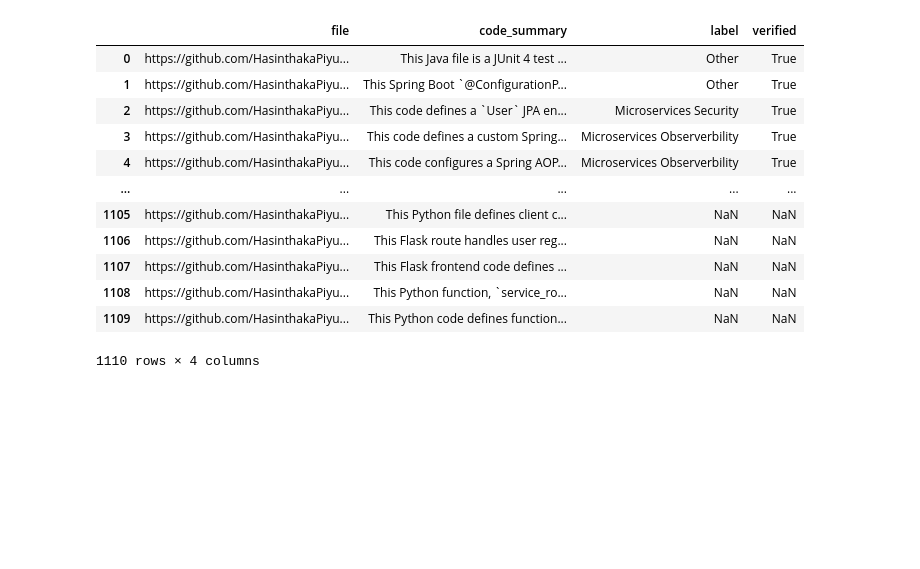
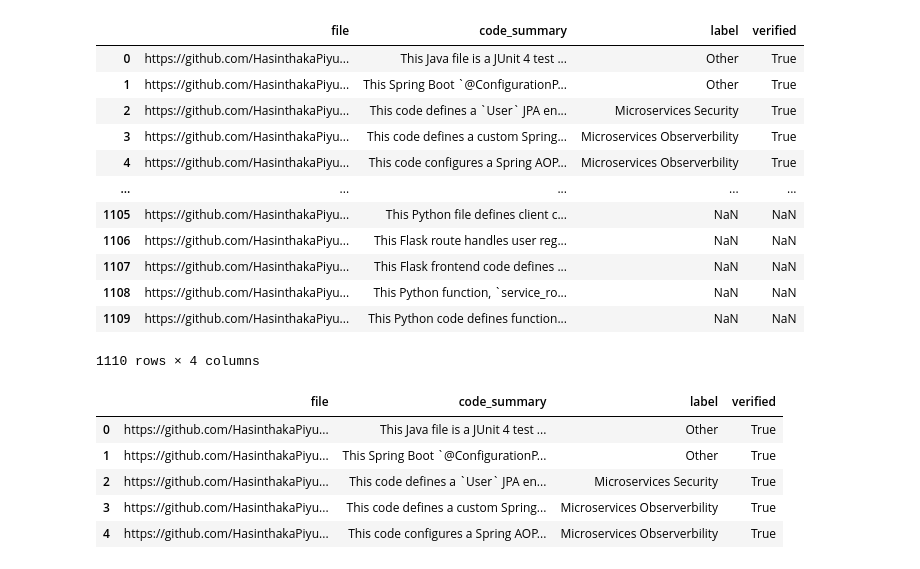
Before and after one commit to HasinthakaPiyumal/AI-Pattern-Mining-Project, a Jupyter notebook: notebooks/_test.ipynb, the cells around one changed output. Saved outputs shown, nothing was run; the diff lists cells and outputs as text; code cells hidden in the pictures; blank space fills up the shorter version.

```diff
--- a/notebooks/_test.ipynb
+++ b/notebooks/_test.ipynb
@@ -594,0 +597,14 @@ data
+# %%
+import pandas as pd
+
+labeled = pd.read_csv("/home/hasinthaka/Downloads/AI Pattern Project_ Results - ms-pttn-100-v3 (1).csv")
+old_data = pd.read_csv('/home/hasinthaka/Documents/Projects/AI/Pattern Mining/pipeline/notebooks/result/metadata-v2.csv')
+
+new_data_map = {file:label for file, label in zip(labeled['file'], labeled['Pattern'])}
+new_data = old_data.copy()
+new_data['label'] = new_data['file'].apply(lambda x: new_data_map[x] if x in new_data_map else new_data[new_data['file']==x]['label'].values[0])
+new_data['verified'] = new_data['label'].notna()
+new_data['label'] = new_data['label'].apply(lambda x: x if x!='Service Implementation' else 'Business Logic')
+new_data['label'] = new_data['label'].apply(lambda x: x if x!='Domain-driven design' else 'Data Model/ Domain design')
+new_data['label'] = new_data['label'].apply(lambda x: x if x!='Transaction' else 'Transactions/Saga')
+new_data['label'] = new_data['label'].apply(lambda x: x if x!='Saga' else 'Transactions/Saga')
@@ -594,0 +613,9 @@ data
+# %%
+new_data.head()
+# %% [output]
+|  | file | code_summary | label | verified |
+| 0 | https://github.com/HasinthakaPiyu... | This Java file is a JUnit 4 test ... | Other | True |
+| 1 | https://github.com/HasinthakaPiyu... | This Spring Boot `@ConfigurationP... | Other | True |
+| 2 | https://github.com/HasinthakaPiyu... | This code defines a `User` JPA en... | Microservices Security | True |
+| 3 | https://github.com/HasinthakaPiyu... | This code defines a custom Spring... | Microservices Observerbility | True |
+| 4 | https://github.com/HasinthakaPiyu... | This code configures a Spring AOP... | Microservices Observerbility | True |
```
Also changed, not shown: parts of 3 cells of this notebook, 10 other files.
